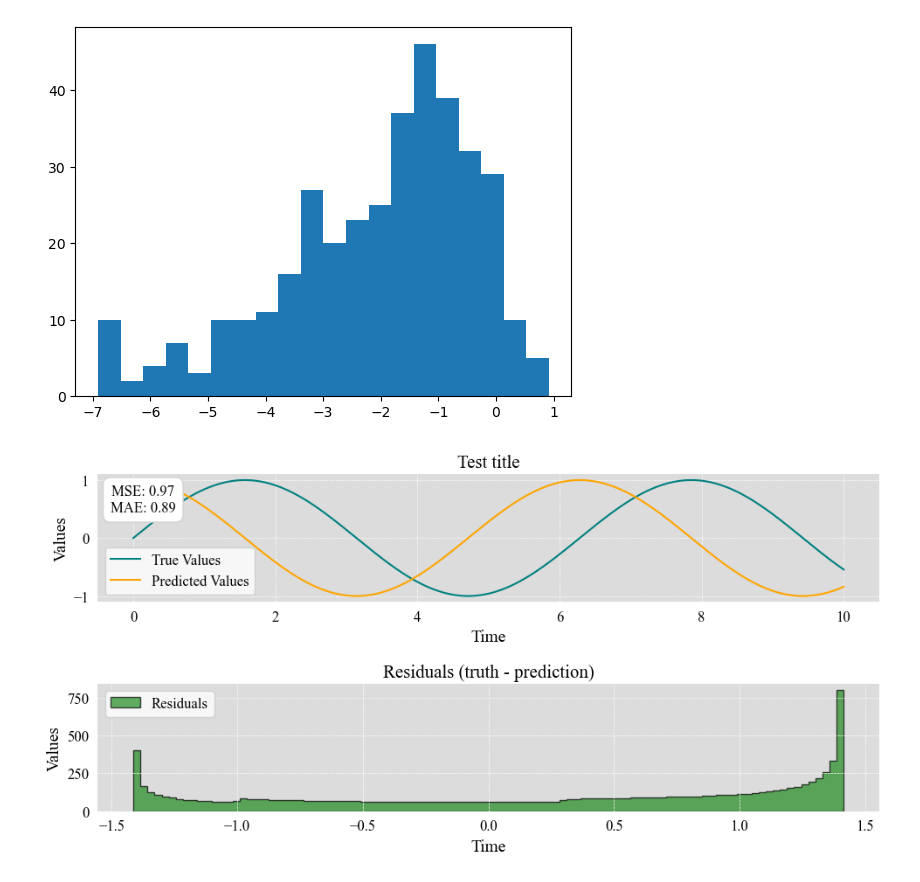
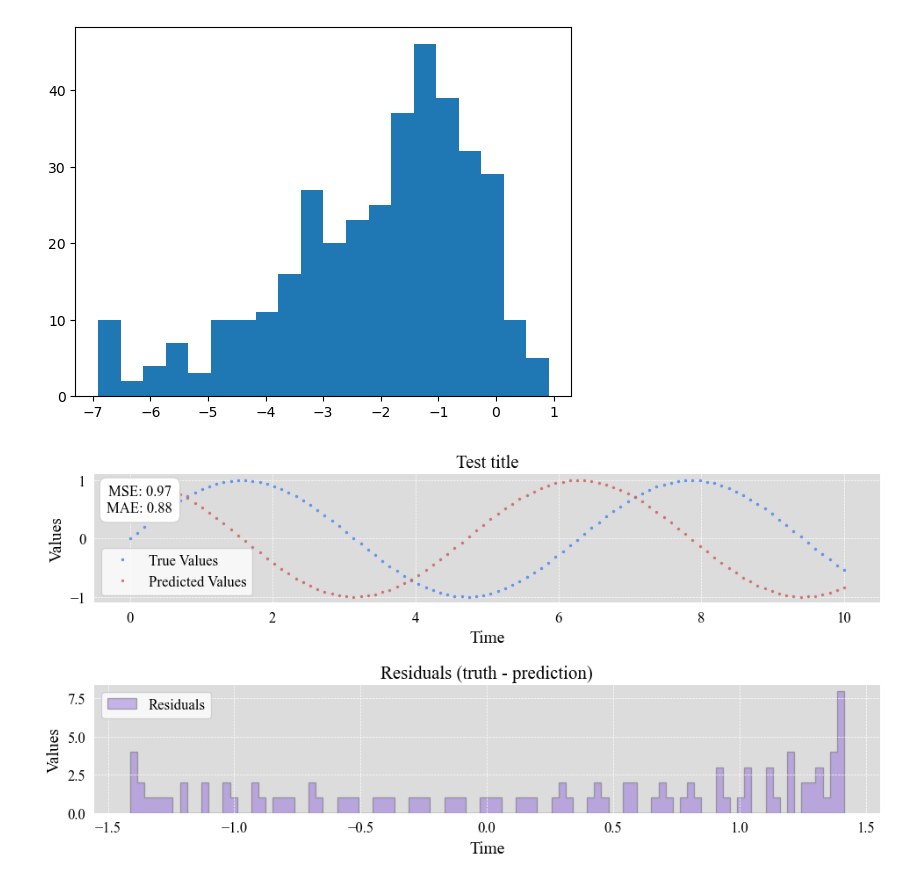
Before and after one commit to nielsdavidsen/LRP_ERA5_fork, a Jupyter notebook: niels/plotting_trials.ipynb, the cells around one changed output. Drawn from its saved outputs; the diff is of its cells as text; code cells hidden in the pictures.

Commit message:
plot functions done

```diff
--- a/niels/plotting_trials.ipynb
+++ b/niels/plotting_trials.ipynb
@@ -177,7 +177,7 @@ plt.rcParams['savefig.facecolor'] = 'white'
 # Legend background color
 plt.rcParams['legend.facecolor'] = 'white'
 # %%
-t = np.linspace(0, 10, 10000)
+t = np.linspace(0, 10, 100)
 dummy1 = np.sin(t)
 dummy2 = np.cos(t)
 
@@ -185,40 +185,40 @@ save_name = None
 fig, ax = plt.subplots(nrows=2, ncols=1, figsize=(10, 5))
 
 # Standard plot
-ax[0].plot(t, dummy1, label='True Values', color='teal')
-ax[0].plot(t, dummy2 , label='Predicted Values', color='orange')
+ax[0].plot(t, dummy1, label='True Values', color='cornflowerblue', ls='', marker='.', markersize=3)
+ax[0].plot(t, dummy2 , label='Predicted Values', color='indianred', ls='', marker='.', markersize=3, alpha=0.7)
 mse = np.mean((dummy1 - dummy2)**2)
 mae = np.mean(np.abs(dummy1 - dummy2))
 
 bbox_props = dict(boxstyle='round', facecolor='white', alpha=1, pad=0.5, edgecolor='lightgrey')
 
 
 ax[0].text(0.058, 0.8, f'MSE: {mse:.2f}\nMAE: {mae:.2f}',
            transform=ax[0].transAxes, fontsize=12, verticalalignment='center', horizontalalignment='center', bbox=bbox_props)
 ax[0].set_title('Test title', fontsize=15)
 
 
 # Residual plot
 residuals = dummy1 - dummy2
-ax[1].hist(residuals, label='Residuals', color='forestgreen', alpha=0.7, bins=100, histtype='stepfilled', edgecolor='black')
+ax[1].hist(residuals, label='Residuals', color='mediumpurple', alpha=0.5, bins=100, histtype='stepfilled', edgecolor='dimgrey')
 ax[1].set_title('Residuals (truth - prediction)', fontsize=15)
 
 spine_args = ['top', 'right', 'left', 'bottom']
 for a in ax:
    a.legend()
    a.set_xlabel('Time')
    a.set_ylabel('Values')
    a.set_facecolor('gainsboro')
    for args in spine_args:
        a.spines[args].set_visible(False)
 
    # Remove ticks
    a.tick_params(axis='both', which='both', bottom=False, top=False, left=False, right=False, labelbottom=True, labelleft=True)
 
 
 
 plt.tight_layout()
 if save_name is not None:
    plt.savefig(save_name)
 # %% [output]
-[figure, old version]
+[figure, new version]
```
Also changed, not shown: 1 other file.
